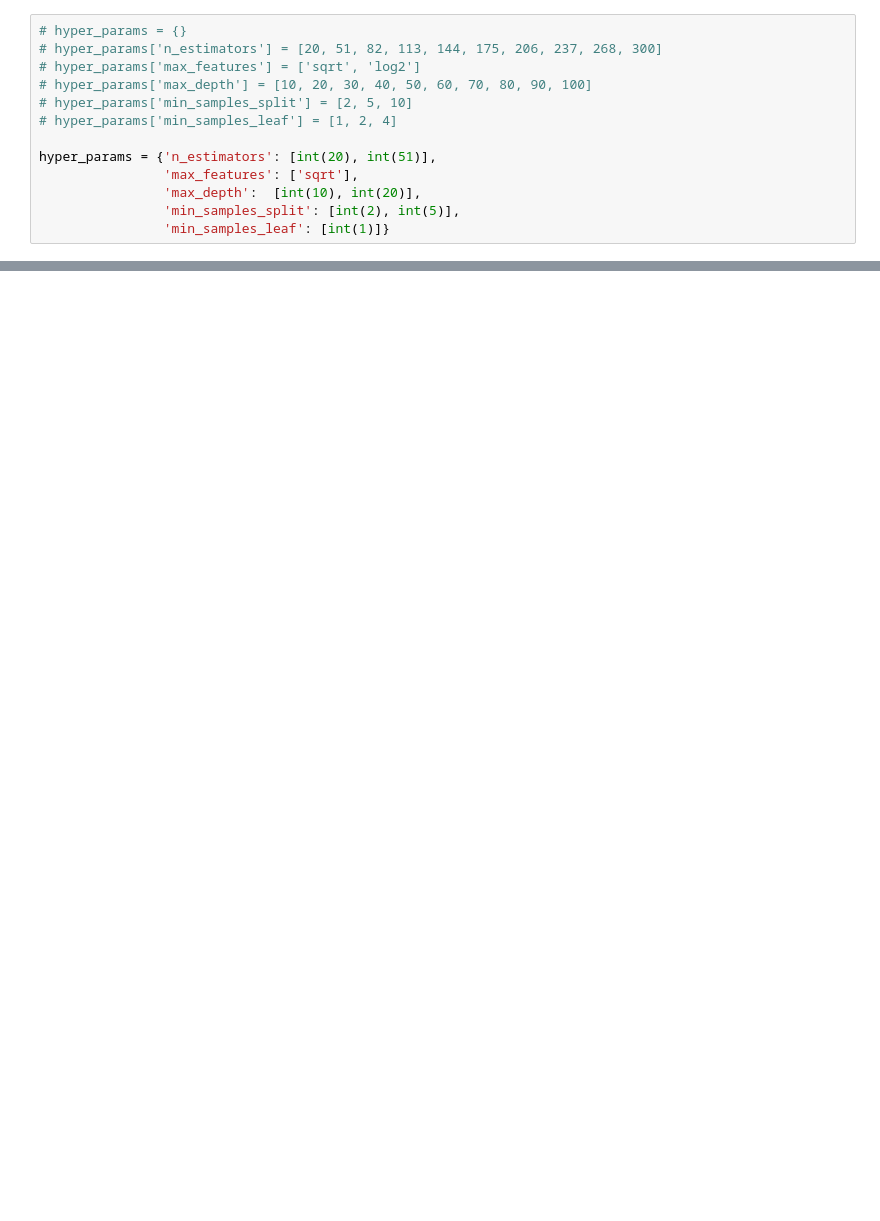
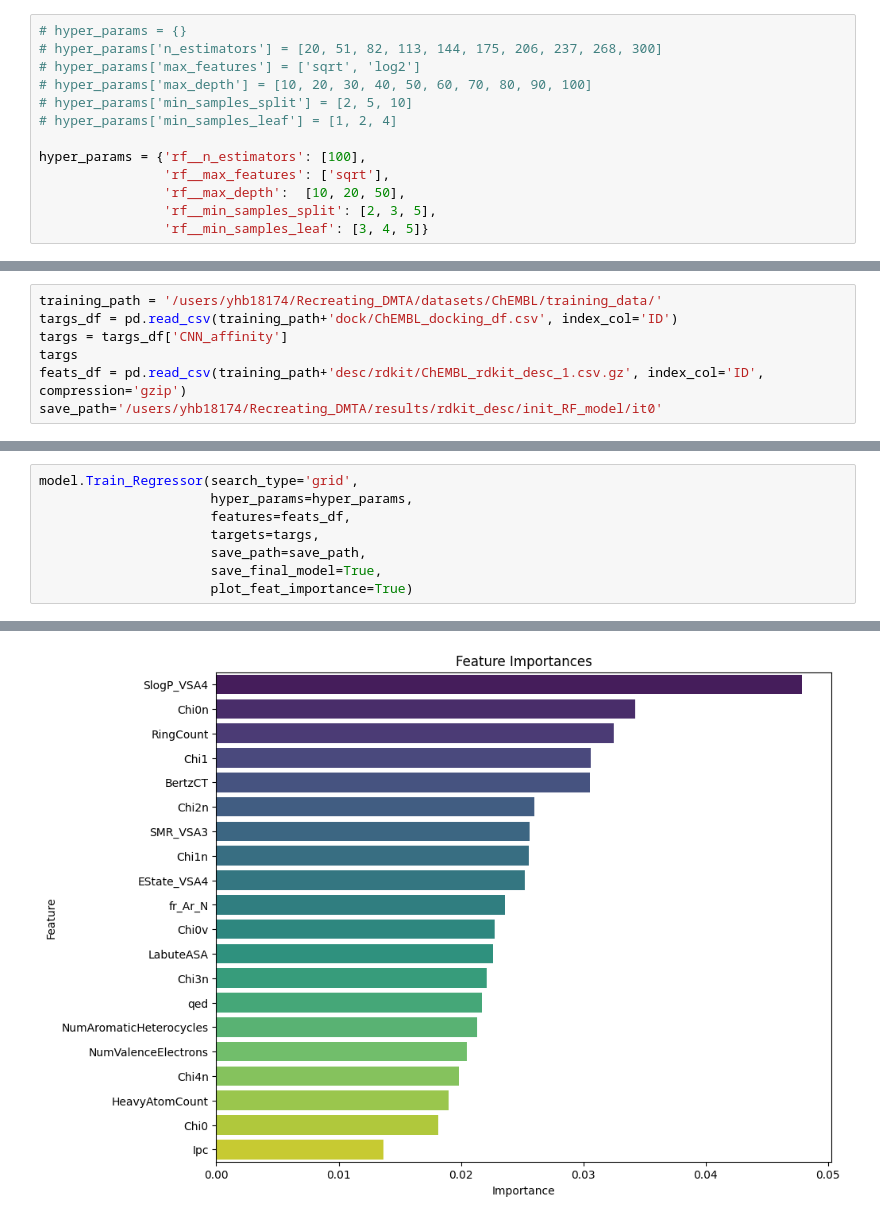
Before and after one commit to yhb18174/Recreating_DMTA, a Jupyter notebook: scripts/models/model_testing.ipynb, the cells around one changed output, grey strips where cells are left out. Drawn from its saved outputs; the diff is of its cells as text; blank space fills up the shorter version.

```diff
--- a/scripts/models/model_testing.ipynb
+++ b/scripts/models/model_testing.ipynb
@@ -15,8 +16,8 @@ model = RF_model()
 # hyper_params['min_samples_split'] = [2, 5, 10]
 # hyper_params['min_samples_leaf'] = [1, 2, 4]
 
-hyper_params = {'n_estimators': [int(20), int(51)],
-                'max_features': ['sqrt'],
-                'max_depth':  [int(10), int(20)],
-                'min_samples_split': [int(2), int(5)],
-                'min_samples_leaf': [int(1)]}
+hyper_params = {'rf__n_estimators': [100],
+                'rf__max_features': ['sqrt'],
+                'rf__max_depth':  [10, 20, 50],
+                'rf__min_samples_split': [2, 3, 5],
+                'rf__min_samples_leaf': [3, 4, 5]}
@@ -81,0 +24,7 @@ models.Predict_RF(xte, save_preds=False)
+# %%
+training_path = '/users/yhb18174/Recreating_DMTA/datasets/ChEMBL/training_data/'
+targs_df = pd.read_csv(training_path+'dock/ChEMBL_docking_df.csv', index_col='ID')
+targs = targs_df['CNN_affinity']
+targs
+feats_df = pd.read_csv(training_path+'desc/rdkit/ChEMBL_rdkit_desc_1.csv.gz', index_col='ID', compression='gzip')
+save_path='/users/yhb18174/Recreating_DMTA/results/rdkit_desc/init_RF_model/it0'
@@ -81,0 +50,9 @@ models.Predict_RF(xte, save_preds=False)
+# %%
+model.Train_Regressor(search_type='grid',
+                      hyper_params=hyper_params,
+                      features=feats_df,
+                      targets=targs,
+                      save_path=save_path,
+                      save_final_model=True,
+                      plot_feat_importance=True)
+# %% [output]
@@ -81,0 +121 @@ models.Predict_RF(xte, save_preds=False)
+[figure, added]
```
Also changed, not shown: parts of 24 cells of this notebook, 22 other files.
